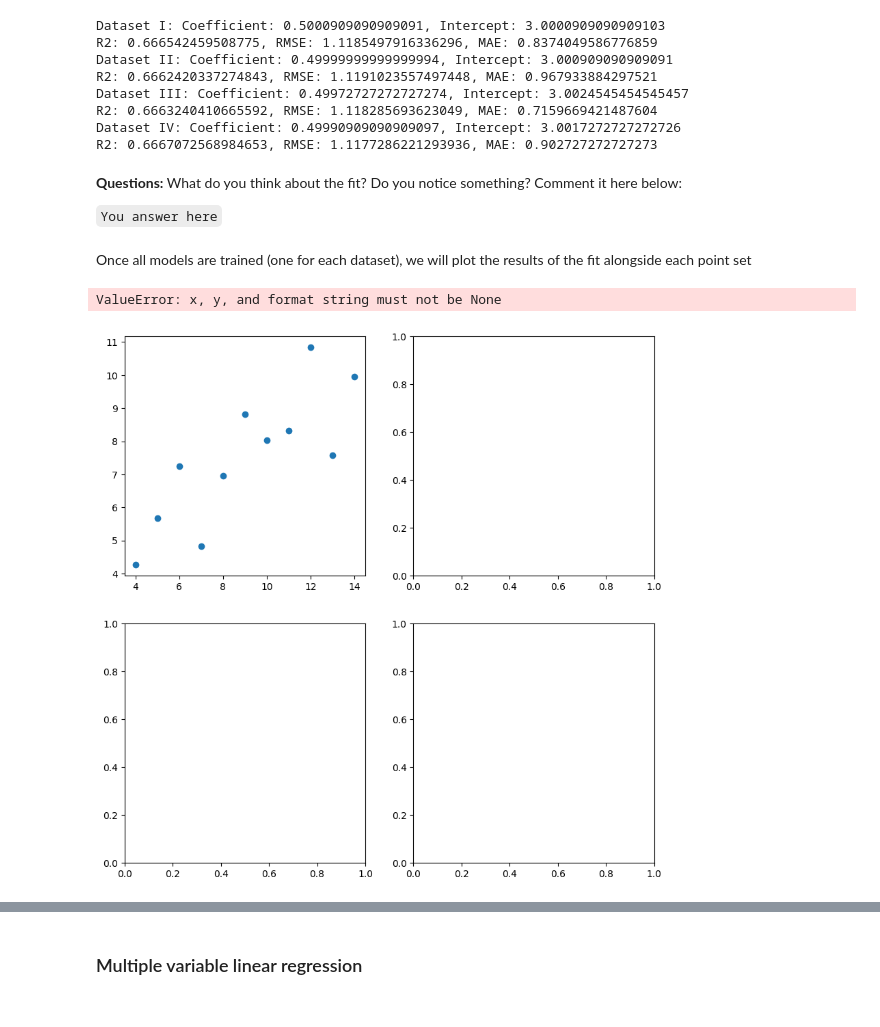
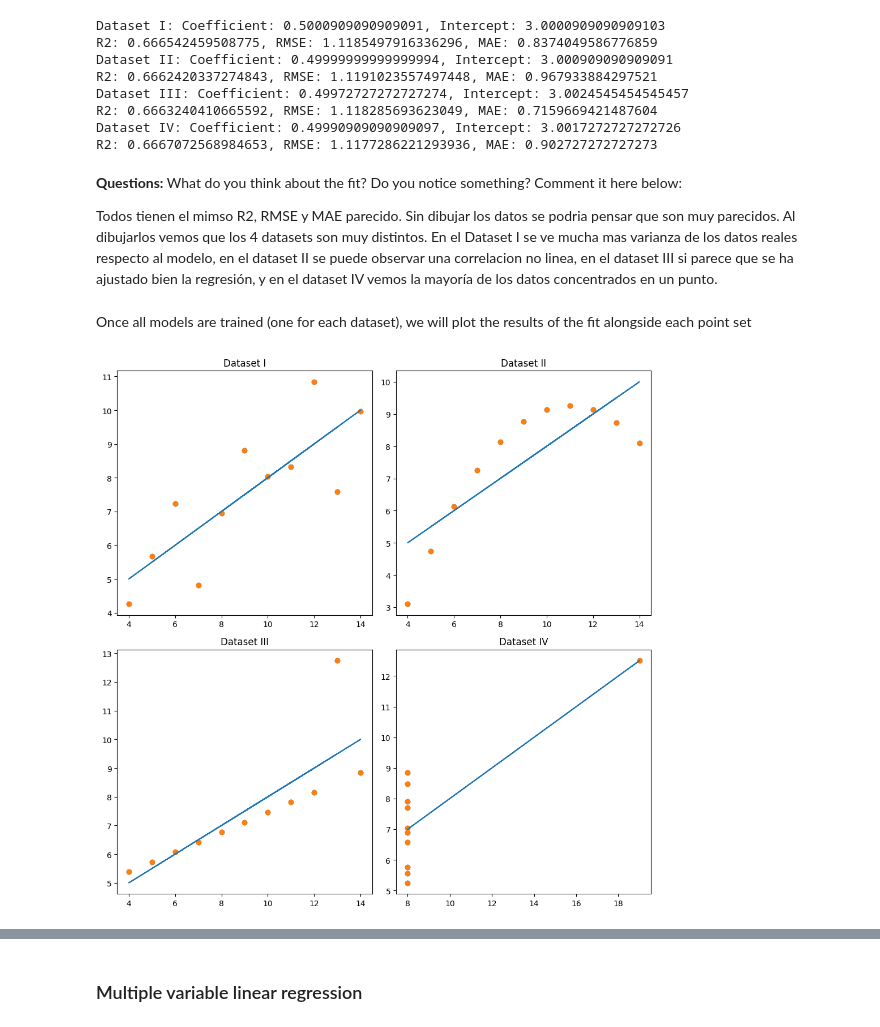
Before and after one commit to ICAI-IMAT-ML/p2-3-user202303993, a Jupyter notebook: notebook/Lab_2_3_LinearRegression.ipynb, the cells around one changed output, grey strips where cells are left out. Cells and saved outputs as stored; diff of their text form; code cells hidden in the pictures.

```diff
--- a/notebook/Lab_2_3_LinearRegression.ipynb
+++ b/notebook/Lab_2_3_LinearRegression.ipynb
@@ -75,33 +75,40 @@ Dataset III: Coefficient: 0.49972727272727274, Intercept: 3.0024545454545457
 R2: 0.6663240410665592, RMSE: 1.118285693623049, MAE: 0.7159669421487604
 Dataset IV: Coefficient: 0.49990909090909097, Intercept: 3.0017272727272726
 R2: 0.6667072568984653, RMSE: 1.1177286221293936, MAE: 0.902727272727273
-# %% [markdown]
-**Questions:** What do you think about the fit? Do you notice something? Comment it here below:
-
-
-
-`You answer here`
+# %% [markdown]
+**Questions:** What do you think about the fit? Do you notice something? Comment it here below:
+
+Todos tienen el mimso R2, RMSE y MAE parecido. Sin dibujar los datos se podria pensar que son muy parecidos. Al dibujarlos vemos que los 4 datasets son muy distintos. En el Dataset I se ve mucha mas varianza de los datos reales respecto al modelo, en el dataset II se puede observar una correlacion no linea, en el dataset III si parece que se ha ajustado bien la regresión, y en el dataset IV vemos la mayoría de los datos concentrados en un punto.
 # %% [markdown]
 
 Once all models are trained (one for each dataset), we will plot the results of the fit alongside each point set
 # %%
 # Visualizing the datasets with their regression lines
 fig, axs = plt.subplots(2, 2, figsize=(10, 10))
 axs = axs.flatten()
 
 for i, dataset in enumerate(datasets):
 
     # TODO: Select the dataset for each case
     data = anscombe[anscombe["dataset"] == dataset]
     axs[i].scatter(data['x'], data['y'])
 
-    # TODO: Plot the data and the fit (fill the "None" value)
-    axs[i].plot(data['x'], None, color='red')  # Regression line
+    X = data["x"].values
+    y = data["y"].values
+
+    model = models[dataset]
+
+    y_pred = model.predict(X)
+
+    axs[i].scatter(X, y)
+
+    axs[i].plot(X, y_pred)
+
     axs[i].set_title(f"Dataset {dataset}")
+
 
 
 plt.tight_layout()
 plt.show()
 # %% [output]
-ValueError: x, y, and format string must not be None
-[figure, old version]
+[figure, new version]
```
Also changed, not shown: parts of 1 cell of this notebook.
